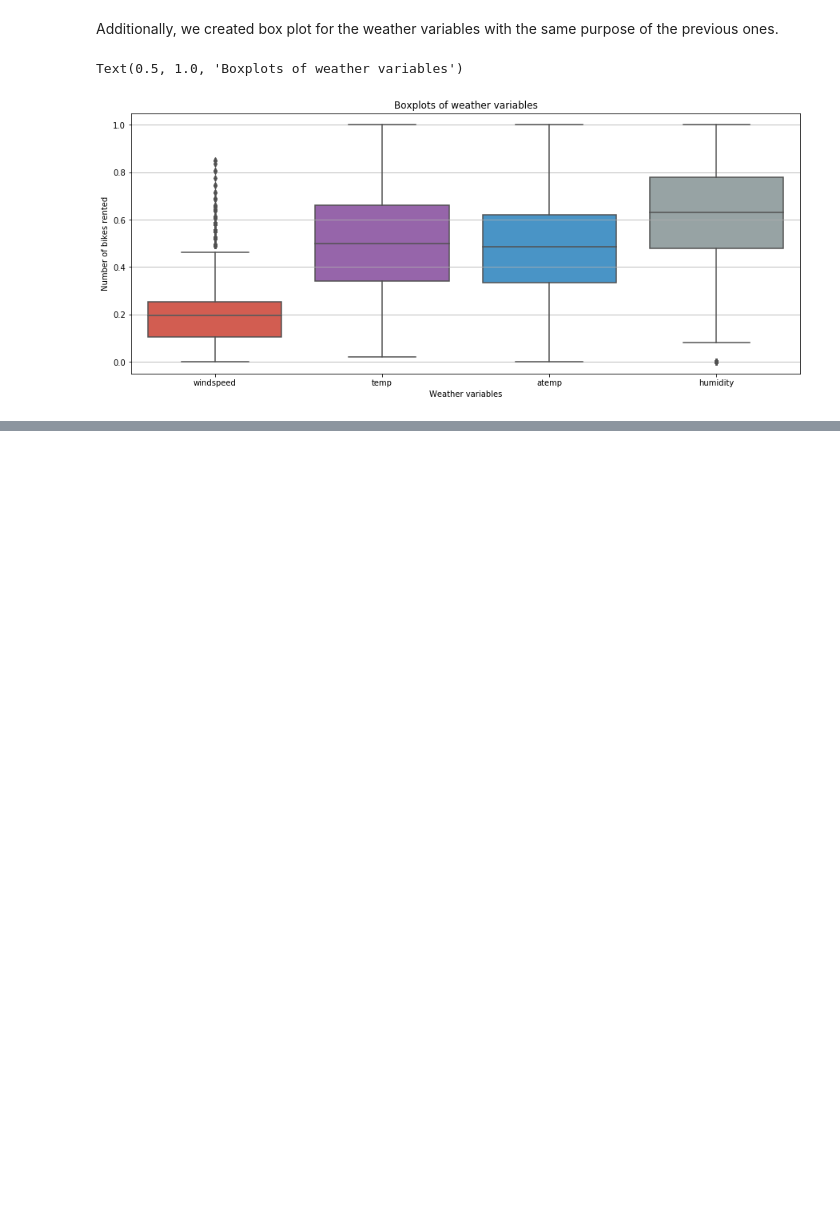
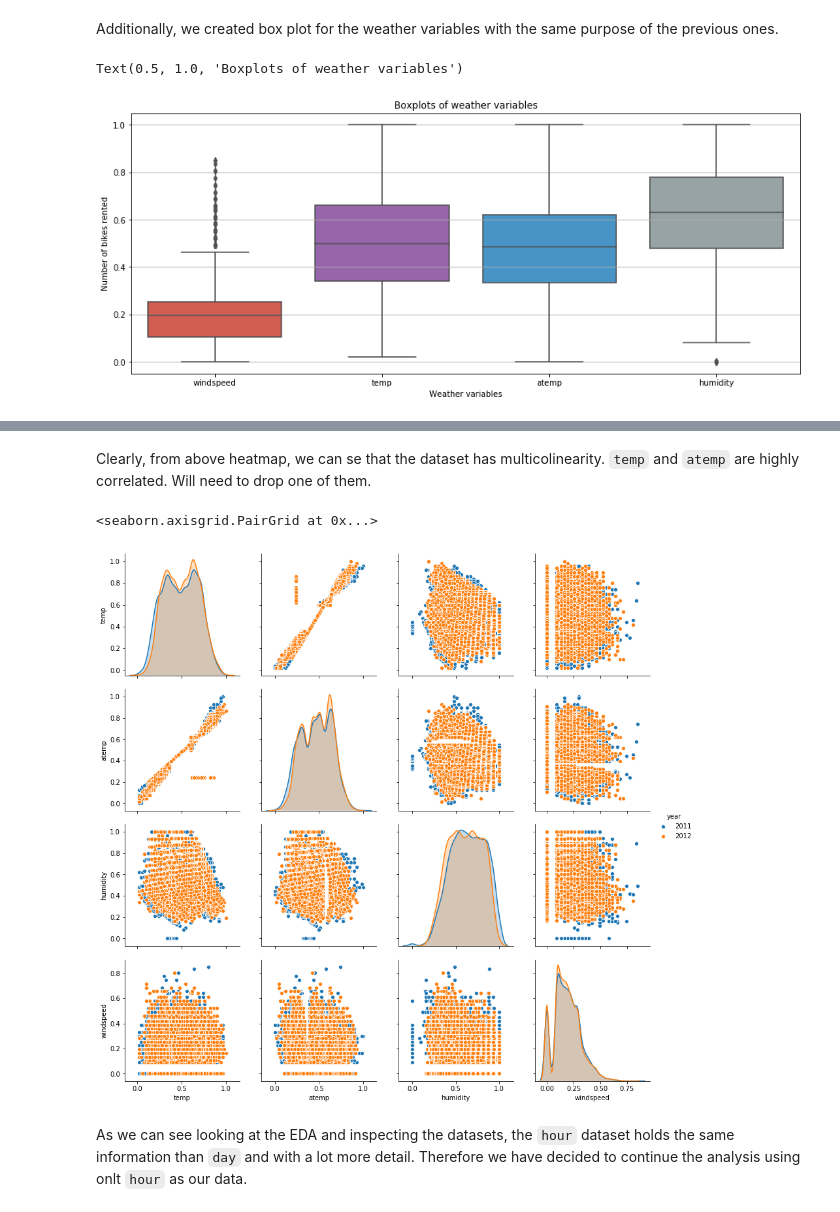
Before and after one commit to lhandal/bike_sharing_dask, a Jupyter notebook: Dask_Bike-Sharing_Leandro_Handal.ipynb, the cells around one changed output, grey strips where cells are left out. Cells and saved outputs as stored; diff of their text form; code cells hidden in the pictures; blank space fills up the shorter version.

```diff
--- a/Dask_Bike-Sharing_Leandro_Handal.ipynb
+++ b/Dask_Bike-Sharing_Leandro_Handal.ipynb
@@ -414,0 +463,12 @@ Text(0.5, 1.0, 'Boxplots of weather variables')
+# %% [markdown]
+Clearly, from above heatmap, we can se that the dataset has multicolinearity. `temp` and `atemp` are highly correlated.
+Will need to drop one of them.
+# %%
+# Visualize the relationship among all continous variables using pairplots
+NumericFeatureList = ["temp", "atemp", "humidity", "windspeed"]
+sns.pairplot(hour.compute(), hue="year", vars=NumericFeatureList, height=3)
+# %% [output]
+<seaborn.axisgrid.PairGrid at 0x...>
+[figure, added]
+# %% [markdown]
+As we can see looking at the EDA and inspecting the datasets, the `hour` dataset holds the same information than `day` and with a lot more detail. Therefore we have decided to continue the analysis using onlt `hour` as our data.
```
Also changed, not shown: parts of 5 cells of this notebook.
